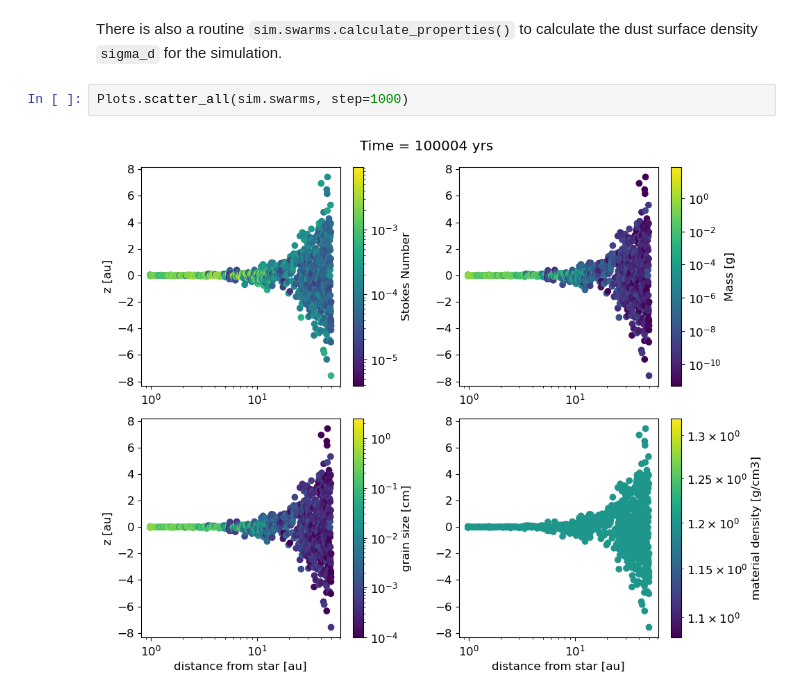
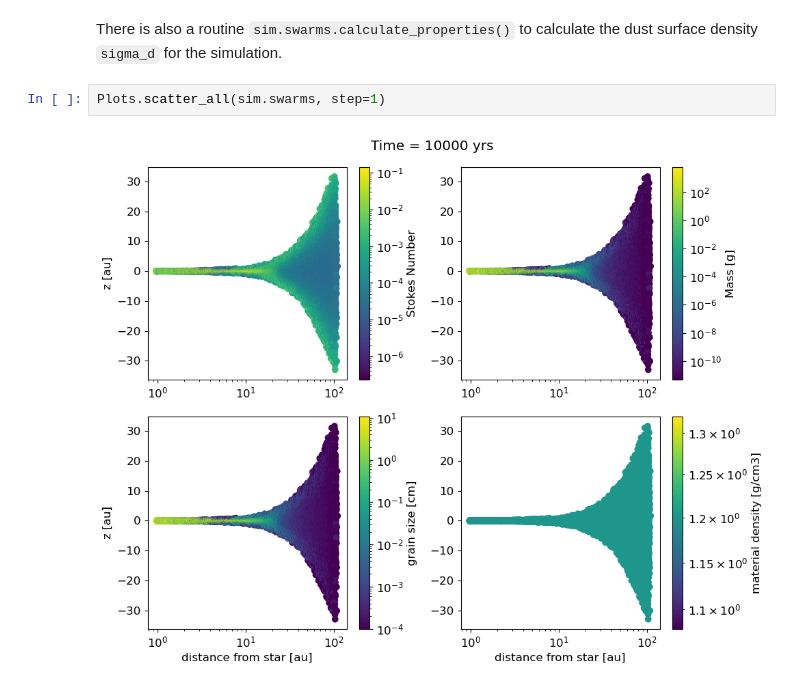
Before and after one commit to vicky1997/mcdust, a Jupyter notebook: scripts/mcdust_example.ipynb, the cells around one changed output. Saved outputs shown, nothing was run; the diff lists cells and outputs as text.

```diff
--- a/scripts/mcdust_example.ipynb
+++ b/scripts/mcdust_example.ipynb
@@ -97,9 +98,9 @@ max    1.273060e+02  1.099895e-02     2.936700e+00
 # %% [markdown]
 There is also a routine `sim.swarms.calculate_properties()` to calculate the dust surface density `sigma_d` for the simulation.
 # %%
-Plots.scatter_all(sim.swarms, step=1000)
+Plots.scatter_all(sim.swarms, step=1)
 # %% [output]
-[figure, old version]
+[figure, new version]
 # %%
 Plots.mass_dens_radial(sim.swarms,sim.pars)
 # %% [output]
```
Also changed, not shown: parts of 8 cells of this notebook, 10 other files.
